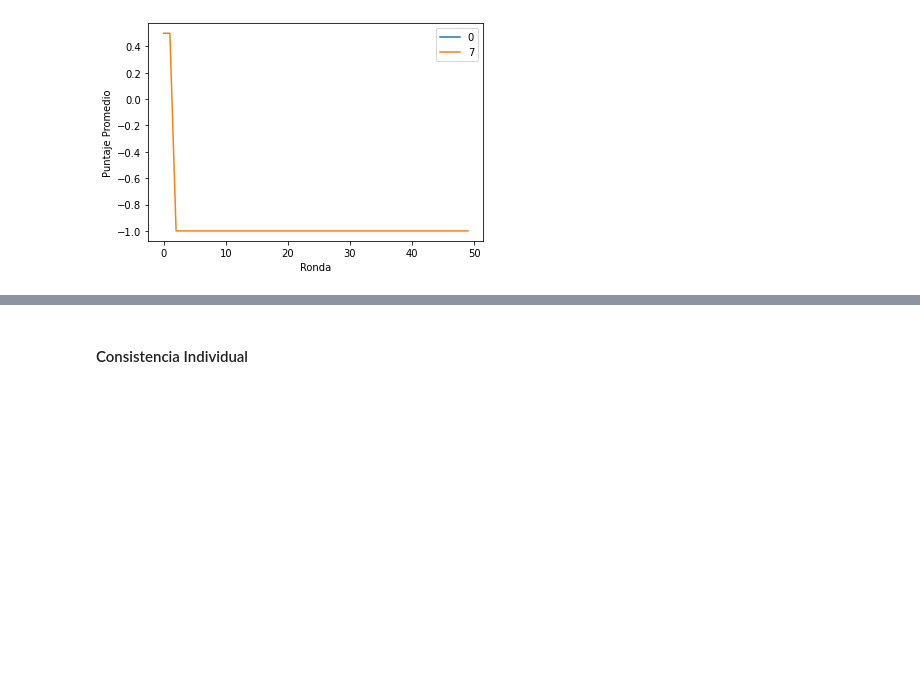
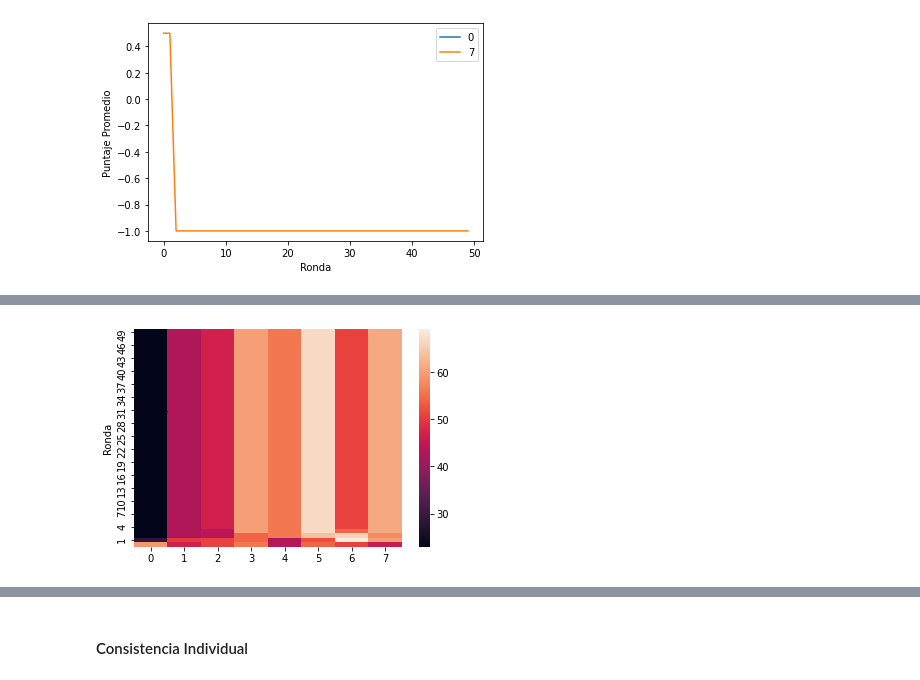
Before and after one commit to Slendercoder/SemilleroMSFS, a Jupyter notebook: Codigos/ElFarol.ipynb, the cells around one changed output, grey strips where cells are left out. Cells and saved outputs as stored; diff of their text form; code cells hidden in the pictures; blank space fills up the shorter version.

```diff
--- a/Codigos/ElFarol.ipynb
+++ b/Codigos/ElFarol.ipynb
@@ -263,0 +278,16 @@ df.head()
+# %%
+uso_politica = pd.pivot_table(
+    data=df,
+    index='Ronda',
+    values='num_agentes',
+    columns='Politica',
+    aggfunc='sum'
+).reset_index()
+
+uso_politica.index.names=['index']
+del uso_politica['Politica']
+uso_politica.columns = ['Ronda', '0', '1', '2', '3', '4', '5', '6', '7']
+uso_politica = uso_politica.iloc[:-1]
+uso_politica['Ronda'] = uso_politica['Ronda'].apply(lambda x: int(x))
+uso_politica = uso_politica.sort_values(by='Ronda',ascending=False)
+uso_politica.head()
@@ -263,0 +302,3 @@ df.head()
+# %%
+uso_politica = uso_politica.set_index('Ronda')
+uso_politica.head()
@@ -264,3 +313,7 @@ df.head()
+# %%
+ax = sns.heatmap(uso_politica)
+# %% [output]
+[figure, added]
 # %%
 fig, ax = plt.subplots()
 for label,group in df.groupby('Politica'):
```
Also changed, not shown: parts of 9 cells of this notebook, 1 other file.
